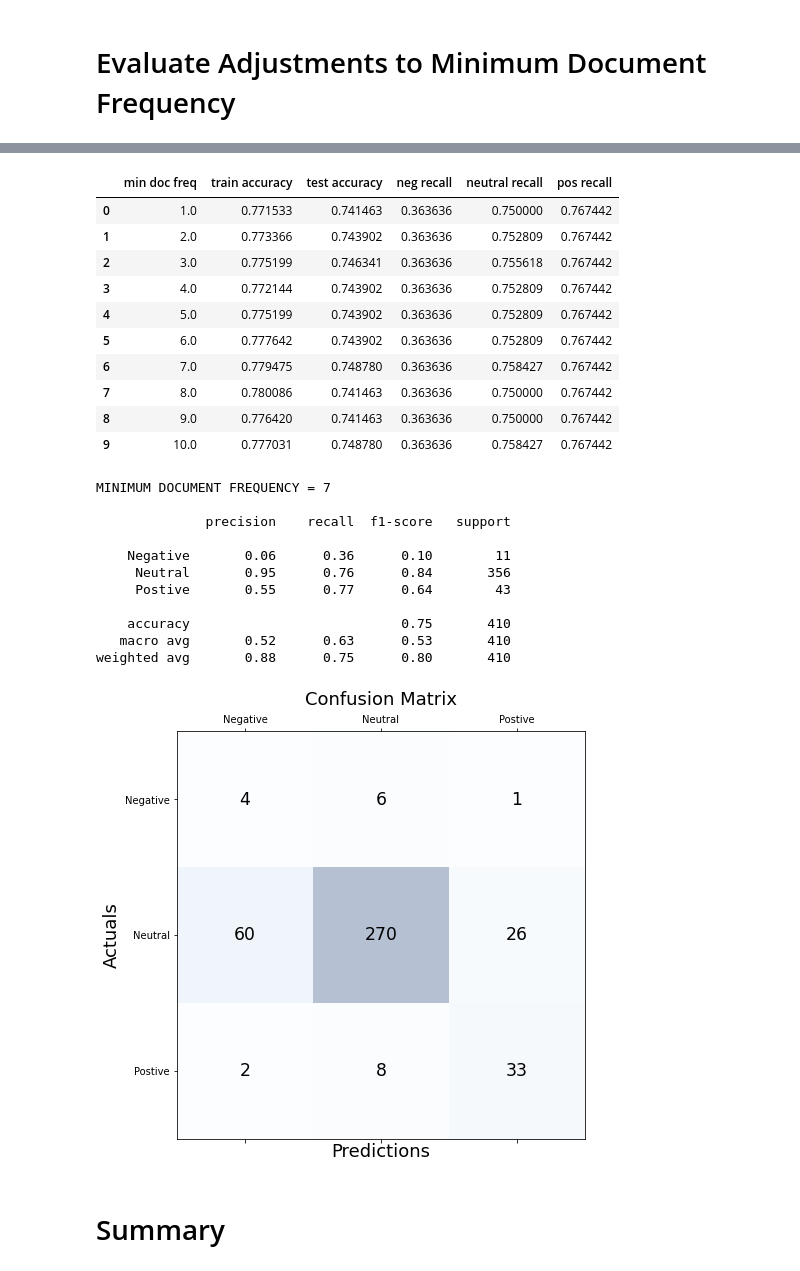
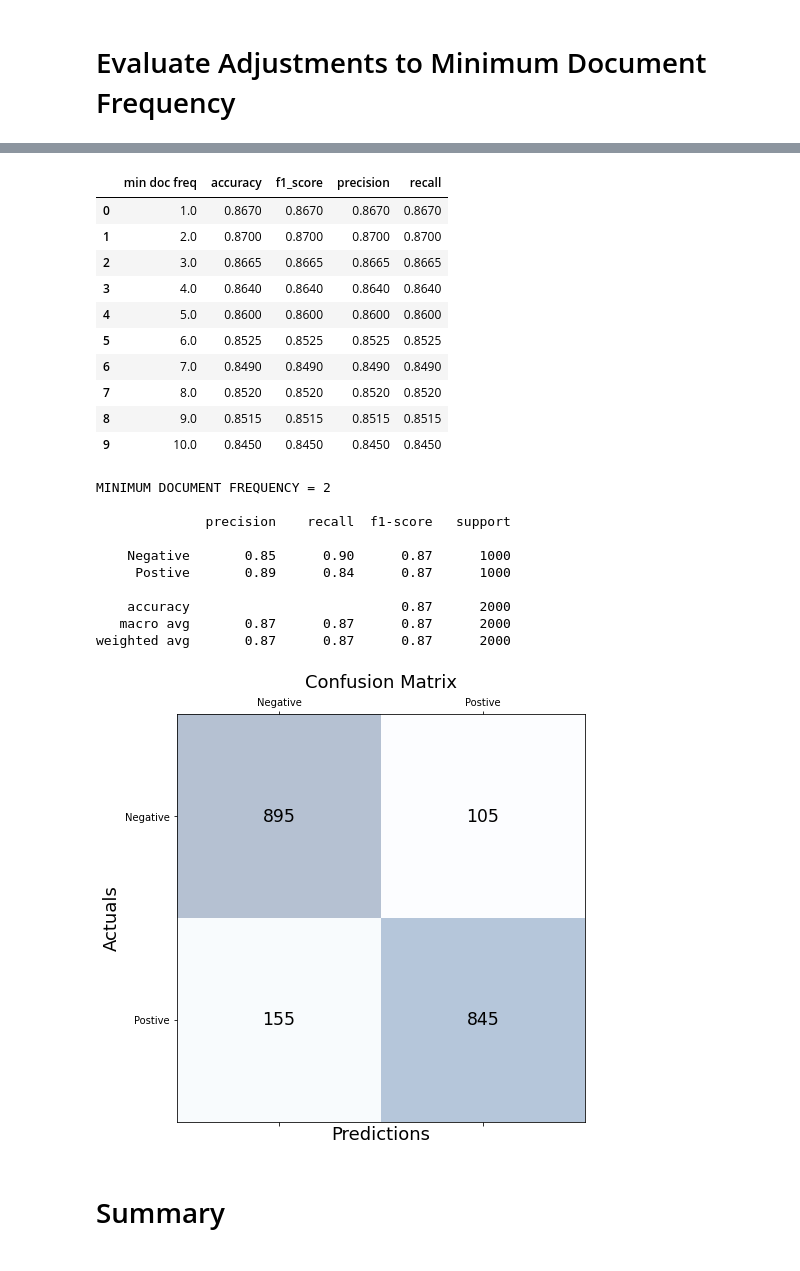
Before and after one commit to ShesterG/Twitter-Sentiment-Analysis, a Jupyter notebook: notebooks/10_nb_model_07.ipynb, the cells around one changed output, grey strips where cells are left out. Drawn from its saved outputs; the diff is of its cells as text; code cells hidden in the pictures.

```diff
--- a/notebooks/10_nb_model_07.ipynb
+++ b/notebooks/10_nb_model_07.ipynb
@@ -68,3 +79,5 @@ df.head()
+# %%
+df = df[df.Sentiment != 0]
 # %%
 df.tokens = df.tokens.map(ast.literal_eval)
 # %%
@@ -81,8 +100,13 @@ data.head()
 # %% [markdown]
 # Split Data
 # %%
+"""
 X_train, X_test, y_train, y_test = train_test_split(data['tokens'],
                                                     data['Sentiment'],
                                                    test_size = 0.2,
                                                    random_state = RANDOM_STATE,
                                                    stratify = data['Sentiment'])
+"""
+
+X = data['tokens']
+y = data['Sentiment']
@@ -99,9 +115,7 @@ X_test.shape
 # %%
 le = LabelEncoder()
 # %%
-y_train_enc = le.fit_transform(y_train)
+y_enc = le.fit_transform(y)
-# %%
-y_test_enc = le.transform(y_test)
 # %% [markdown]
 # Evaluate Adjustments to Minimum Document Frequency
 # %%
@@ -297,56 +278,55 @@ weighted avg       0.89      0.75      0.80       410
 # %%
 metrics_summary_df = pd.DataFrame(metrics_summary,
                                   columns=['min doc freq',
-                                           'train accuracy',
-                                           'test accuracy',
-                                          'neg recall',
-                                          'neutral recall',
-                                          'pos recall'])
+                                           'accuracy',
+                                           'f1_score',
+                                           'precision',
+                                          'recall'
+                                          ])
 
 metrics_summary_df
 # %% [output]
-|  | min doc freq | train accuracy | test accuracy | neg recall | neutral recall | pos recall |
-| 0 | 1.0 | 0.771533 | 0.741463 | 0.363636 | 0.750000 | 0.767442 |
-| 1 | 2.0 | 0.773366 | 0.743902 | 0.363636 | 0.752809 | 0.767442 |
-| 2 | 3.0 | 0.775199 | 0.746341 | 0.363636 | 0.755618 | 0.767442 |
-| 3 | 4.0 | 0.772144 | 0.743902 | 0.363636 | 0.752809 | 0.767442 |
-| 4 | 5.0 | 0.775199 | 0.743902 | 0.363636 | 0.752809 | 0.767442 |
-| 5 | 6.0 | 0.777642 | 0.743902 | 0.363636 | 0.752809 | 0.767442 |
-| 6 | 7.0 | 0.779475 | 0.748780 | 0.363636 | 0.758427 | 0.767442 |
-| 7 | 8.0 | 0.780086 | 0.741463 | 0.363636 | 0.750000 | 0.767442 |
-| 8 | 9.0 | 0.776420 | 0.741463 | 0.363636 | 0.750000 | 0.767442 |
-| 9 | 10.0 | 0.777031 | 0.748780 | 0.363636 | 0.758427 | 0.767442 |
+|  | min doc freq | accuracy | f1_score | precision | recall |
+| 0 | 1.0 | 0.8670 | 0.8670 | 0.8670 | 0.8670 |
+| 1 | 2.0 | 0.8700 | 0.8700 | 0.8700 | 0.8700 |
+| 2 | 3.0 | 0.8665 | 0.8665 | 0.8665 | 0.8665 |
+| 3 | 4.0 | 0.8640 | 0.8640 | 0.8640 | 0.8640 |
+| 4 | 5.0 | 0.8600 | 0.8600 | 0.8600 | 0.8600 |
+| 5 | 6.0 | 0.8525 | 0.8525 | 0.8525 | 0.8525 |
+| 6 | 7.0 | 0.8490 | 0.8490 | 0.8490 | 0.8490 |
+| 7 | 8.0 | 0.8520 | 0.8520 | 0.8520 | 0.8520 |
+| 8 | 9.0 | 0.8515 | 0.8515 | 0.8515 | 0.8515 |
+| 9 | 10.0 | 0.8450 | 0.8450 | 0.8450 | 0.8450 |
 # %%
 #metrics = train_and_eval_model(min_df=7, ngram_range=(1,2))
 
-_,conf_matrix = train_and_eval_model(min_df=7, ngram_range=(1,2))
-labels = ['Negative', 'Neutral', 'Postive']
+test_results, conf_matrix, y_pred = train_and_eval_model(min_df=2, ngram_range=(1,2))
+labels = ['Negative', 'Postive']
 
 fig, ax = plt.subplots(figsize=(7.5, 7.5))
 ax.matshow(conf_matrix, cmap=plt.cm.Blues, alpha=0.3)
 for i in range(conf_matrix.shape[0]):
     for j in range(conf_matrix.shape[1]):
         ax.text(x=j, y=i,s=conf_matrix[i, j], va='center', ha='center', size='xx-large')
 
 plt.xlabel('Predictions', fontsize=18)
 plt.ylabel('Actuals', fontsize=18)
 ax.set_xticklabels([''] + labels)
 ax.set_yticklabels([''] + labels)
 plt.title('Confusion Matrix', fontsize=18)
 plt.show()
 # %% [output]
-MINIMUM DOCUMENT FREQUENCY = 7
+MINIMUM DOCUMENT FREQUENCY = 2
 
               precision    recall  f1-score   support
 
-    Negative       0.06      0.36      0.10        11
-     Neutral       0.95      0.76      0.84       356
-     Postive       0.55      0.77      0.64        43
+    Negative       0.85      0.90      0.87      1000
+     Postive       0.89      0.84      0.87      1000
 
-    accuracy                           0.75       410
-   macro avg       0.52      0.63      0.53       410
-weighted avg       0.88      0.75      0.80       410
+    accuracy                           0.87      2000
+   macro avg       0.87      0.87      0.87      2000
+weighted avg       0.87      0.87      0.87      2000
-[figure, old version]
+[figure, new version]
 # %% [markdown]
 # Summary
 # %% [markdown]
```
Also changed, not shown: parts of 10 cells of this notebook.
